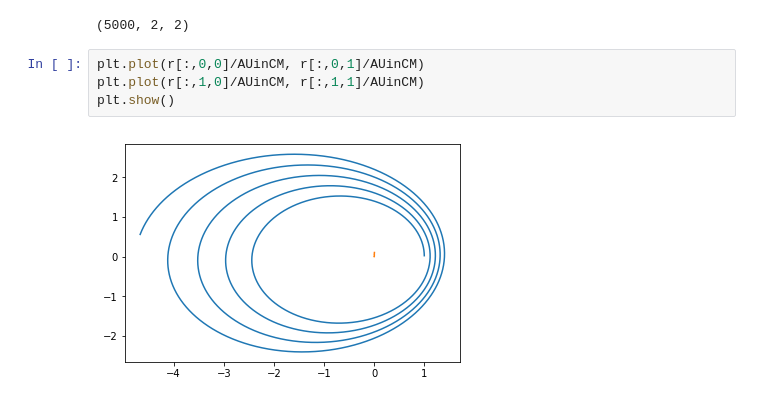
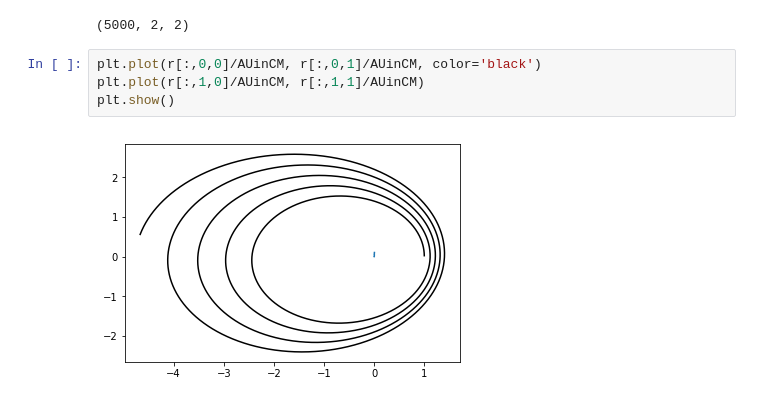
Before and after one commit to jnaiman/csci-p-14110, a Jupyter notebook: lesson03/inClass_lesson03.ipynb, the cells around one changed output. Saved outputs shown, nothing was run; the diff lists cells and outputs as text.

```diff
--- a/lesson03/inClass_lesson03.ipynb
+++ b/lesson03/inClass_lesson03.ipynb
@@ -202,8 +204,8 @@ r.shape
 # %% [output]
 (5000, 2, 2)
 # %%
-plt.plot(r[:,0,0]/AUinCM, r[:,0,1]/AUinCM)
+plt.plot(r[:,0,0]/AUinCM, r[:,0,1]/AUinCM, color='black')
 plt.plot(r[:,1,0]/AUinCM, r[:,1,1]/AUinCM)
 plt.show()
 # %% [output]
-[figure, old version]
+[figure, new version]
```
Also changed, not shown: parts of 7 cells of this notebook, 3 other files.
